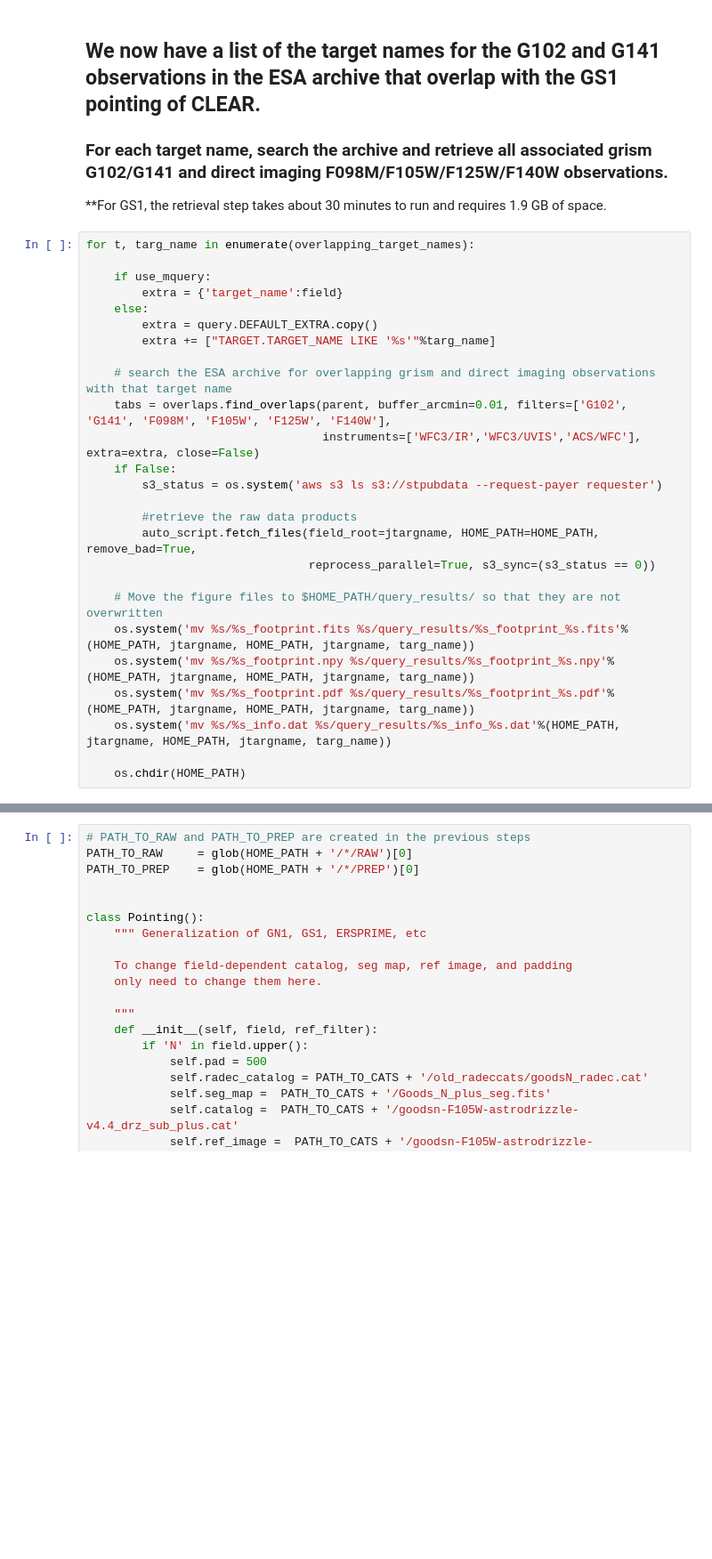
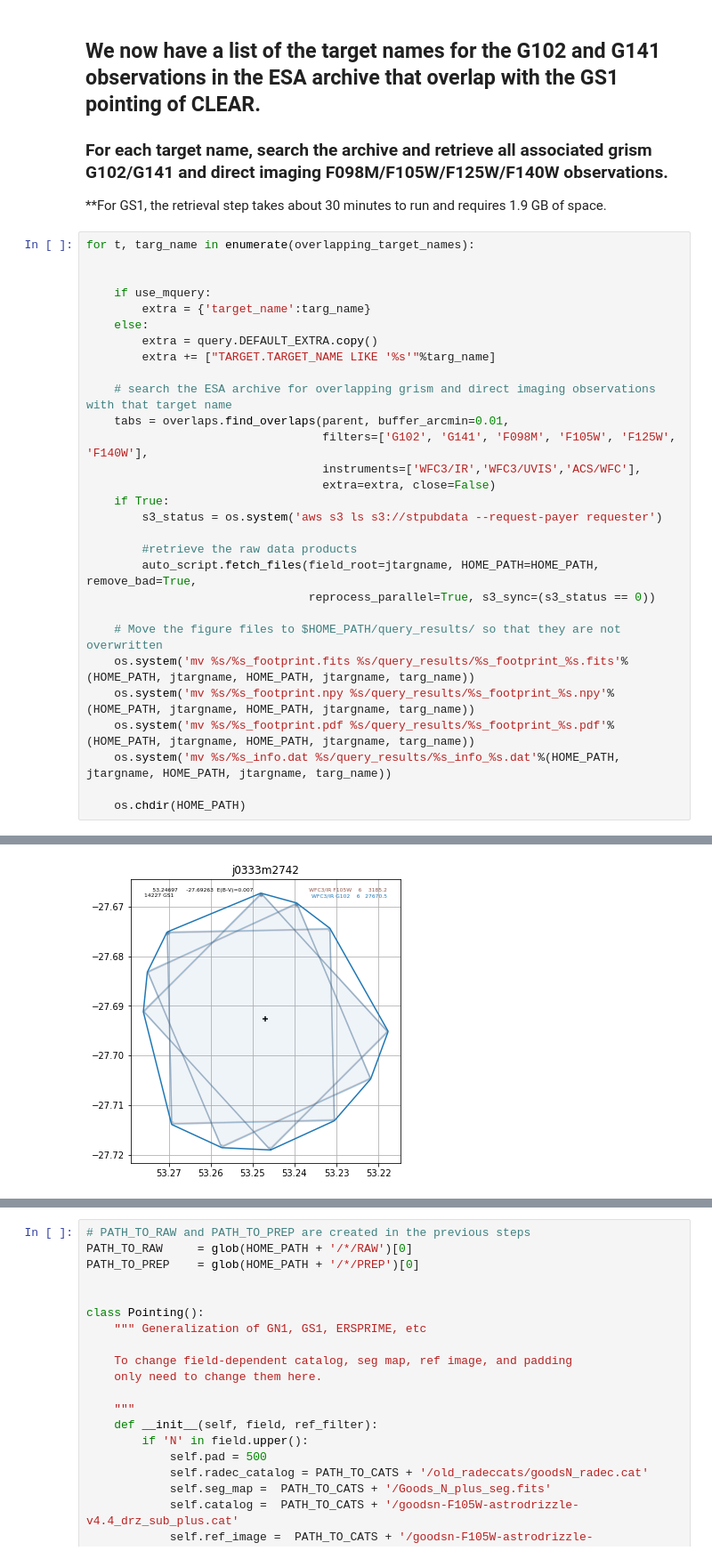
Before and after one commit to ivastar/clear, a Jupyter notebook: notebooks/grizli/grizli_retrieve_and_prep.ipynb, the cells around one changed output, grey strips where cells are left out. Shown at 89% size. Drawn from its saved outputs; the diff is of its cells as text; blank space fills up the shorter version.

```diff
--- a/notebooks/grizli/grizli_retrieve_and_prep.ipynb
+++ b/notebooks/grizli/grizli_retrieve_and_prep.ipynb
@@ -82,16 +99,19 @@ os.system('cp %s/%s_info.dat %s/query_results/%s_info_%s.dat'%(HOME_PATH, jtargn
 # %%
 for t, targ_name in enumerate(overlapping_target_names):
 
+
     if use_mquery:
-        extra = {'target_name':field}
+        extra = {'target_name':targ_name}
     else:
         extra = query.DEFAULT_EXTRA.copy()
         extra += ["TARGET.TARGET_NAME LIKE '%s'"%targ_name]
 
     # search the ESA archive for overlapping grism and direct imaging observations with that target name
-    tabs = overlaps.find_overlaps(parent, buffer_arcmin=0.01, filters=['G102', 'G141', 'F098M', 'F105W', 'F125W', 'F140W'],
-                                  instruments=['WFC3/IR','WFC3/UVIS','ACS/WFC'], extra=extra, close=False)
-    if False:
+    tabs = overlaps.find_overlaps(parent, buffer_arcmin=0.01,
+                                  filters=['G102', 'G141', 'F098M', 'F105W', 'F125W', 'F140W'],
+                                  instruments=['WFC3/IR','WFC3/UVIS','ACS/WFC'],
+                                  extra=extra, close=False)
+    if True:
         s3_status = os.system('aws s3 ls s3://stpubdata --request-payer requester')
 
         #retrieve the raw data products
@@ -105,3 +125,4 @@ for t, targ_name in enumerate(overlapping_target_names):
     os.system('mv %s/%s_info.dat %s/query_results/%s_info_%s.dat'%(HOME_PATH, jtargname, HOME_PATH, jtargname, targ_name))
 
     os.chdir(HOME_PATH)
+# %% [output]
@@ -107,0 +146 @@ for t, targ_name in enumerate(overlapping_target_names):
+[figure, added]
```
Also changed, not shown: parts of 5 cells of this notebook, 1 other file.
